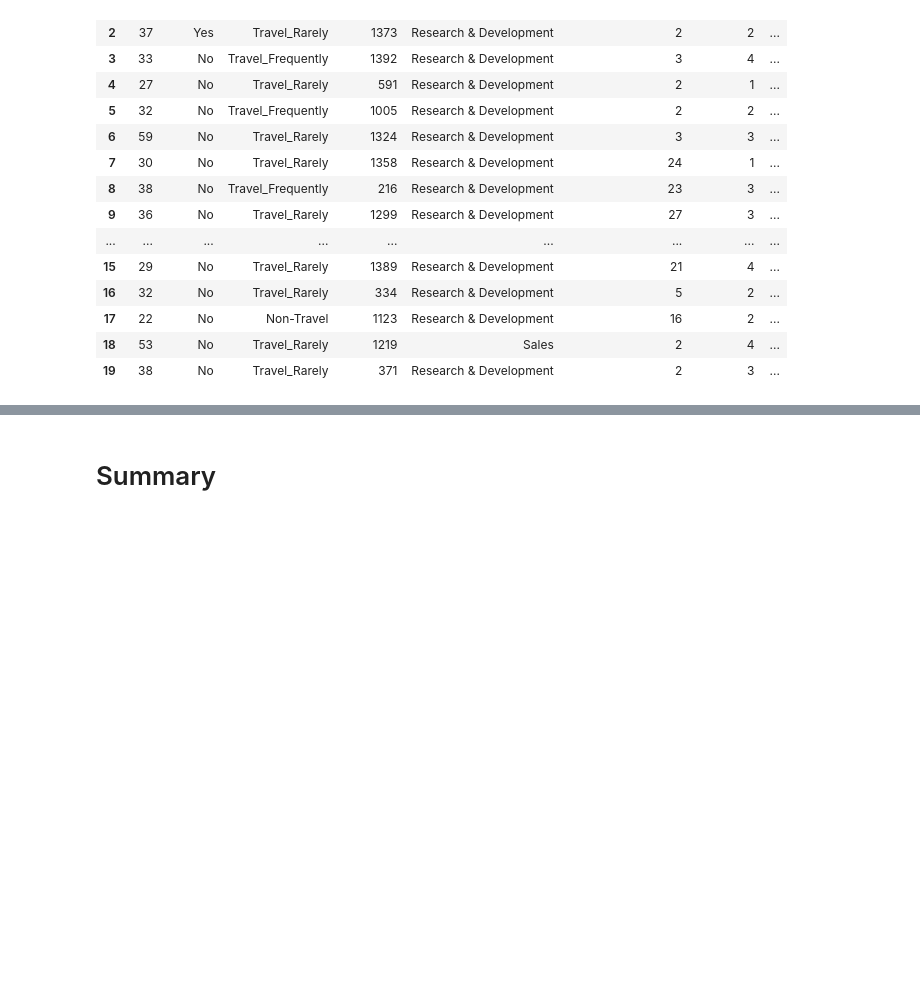
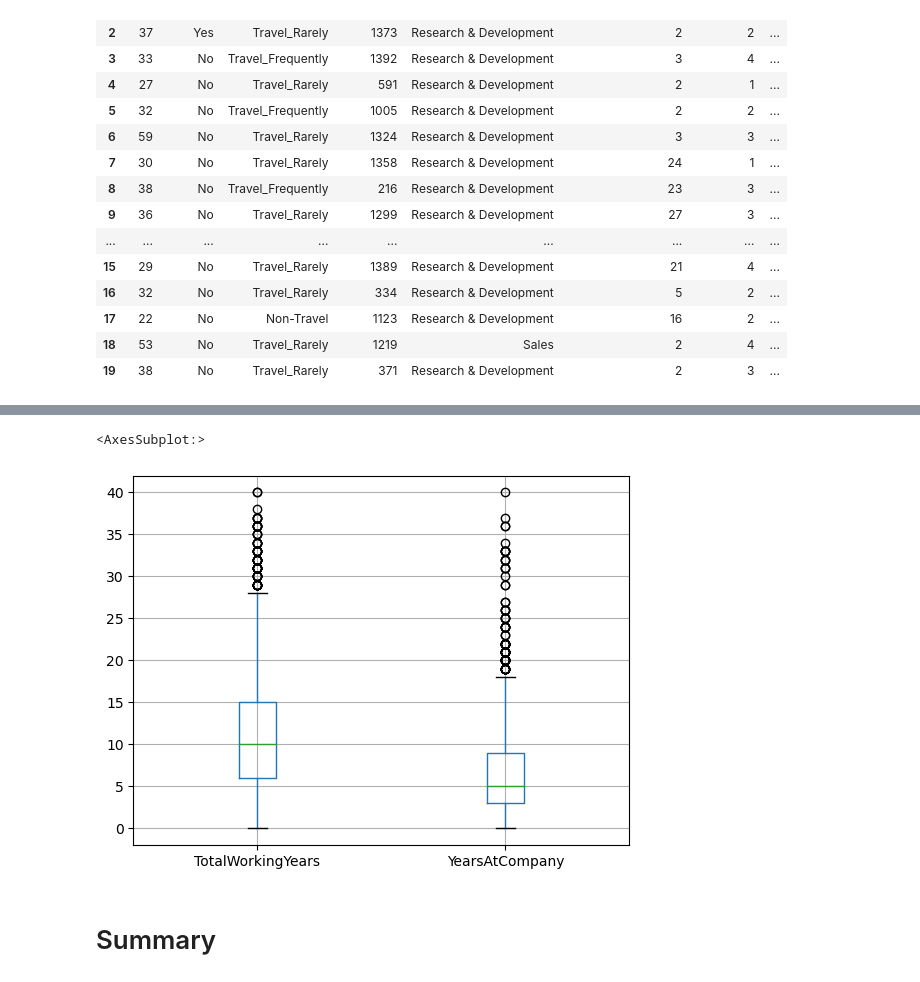
Before and after one commit to chrismle/Employee_Attrition, a Jupyter notebook: notebooks/1.0-cml-ibm-data_wrangling.ipynb, the cells around one changed output, grey strips where cells are left out. Saved outputs shown, nothing was run; the diff lists cells and outputs as text; code cells hidden in the pictures; blank space fills up the shorter version.

```diff
--- a/notebooks/1.0-cml-ibm-data_wrangling.ipynb
+++ b/notebooks/1.0-cml-ibm-data_wrangling.ipynb
@@ -216,3 +243,9 @@ df2.head(20)
+# %%
+# check number of potential outliers with boxplots
+df2.boxplot(column=['TotalWorkingYears', 'YearsAtCompany'])
+# %% [output]
+<AxesSubplot:>
+[figure, added]
 # %%
 #save cleaned data
 df2.to_csv('/Users/chrisle/Downloads/Employee_Attrition/data/interim/IBM_HR-Employee-Attrition_cleaned.csv')
```
Also changed, not shown: parts of 5 cells of this notebook.
